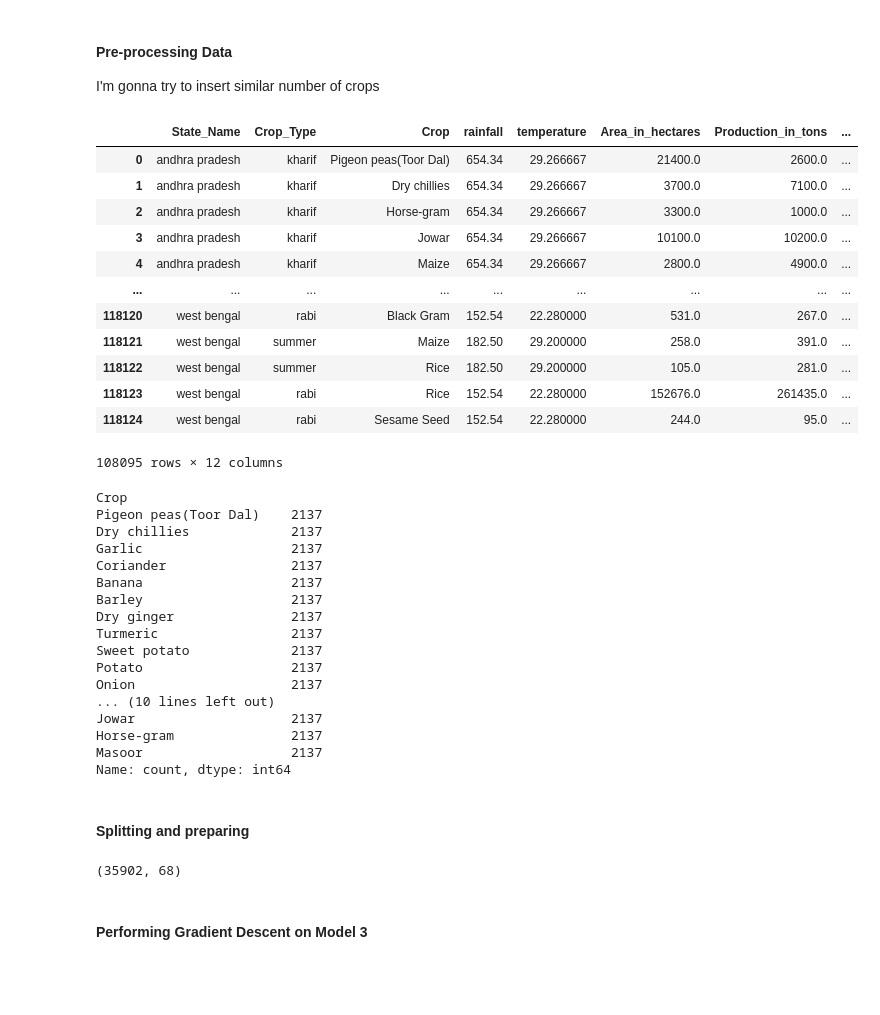
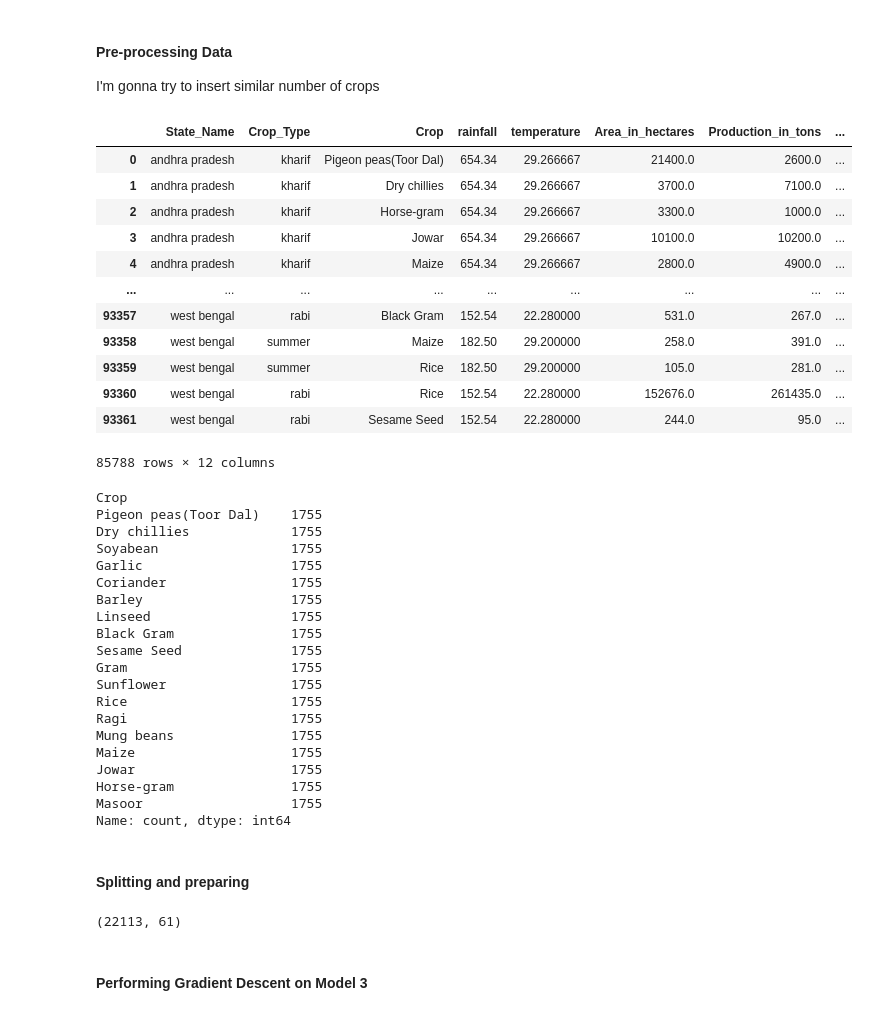
Before and after one commit to gangeshk14/2D-DDW, a Jupyter notebook: starterNotebook.ipynb, the cells around one changed output. Cells and saved outputs as stored; diff of their text form; code cells hidden in the pictures; blank space fills up the shorter version.

```diff
--- a/starterNotebook.ipynb
+++ b/starterNotebook.ipynb
@@ -359,10 +381,9 @@ plt.show()
 I'm gonna try to insert similar number of crops
 # %%
 # Read the CSV file
-df_CropYieldCombined = pd.read_csv("Crop_Yield_Combined_NoDummy.csv")
+df_CropYieldCombined = pd.read_csv("Crop_Yield_Combined_NoDummy_NoOutl.csv")
 df_CropYieldCombined_Model3 = df_CropYieldCombined.copy()
 crop_counts = df_CropYieldCombined_Model3['Crop'].value_counts()
-
 # plt.figure(figsize=(10, 30))  # Adjust the figure size if needed
 # crop_counts.plot(kind='barh')
 
@@ -372,65 +393,69 @@ crop_counts = df_CropYieldCombined_Model3['Crop'].value_counts()
 # plt.ylabel('Count')  # Rotate x-axis labels for better readability
 
 # # Show the plot
 # plt.show()
 
-crops_to_drop = crop_counts[crop_counts < 2137].index
+crops_to_drop = crop_counts[crop_counts < 1755].index
 
 df_CropYieldCombined_Model3 = df_CropYieldCombined_Model3[df_CropYieldCombined_Model3["Crop"].isin(crops_to_drop) == False]
 display(df_CropYieldCombined_Model3)
 # Define a function to sample rows within each group
 def sample_rows(group):
-    if len(group) >= 2137:
-        return group.sample(2137)
+    if len(group) >= 1755:
+        return group.sample(1755)
     else:
         return group
 # Use groupby and apply the function to sample rows for each group
 df_CropYieldCombined_Model3 = df_CropYieldCombined_Model3.groupby("Crop", group_keys=False, sort=False).apply(sample_rows)
 crop_counts = df_CropYieldCombined_Model3['Crop'].value_counts()
 print(crop_counts)
 
 df_CropYieldCombined_Model3.drop(['Area_in_hectares', 'Production_in_tons'], axis=1, inplace=True)
 #convert categories to dummy variables
 df_CropYieldCombined_Model3_NoCat = pd.get_dummies(df_CropYieldCombined_Model3,dtype=int)
 #move y column to last
 df_CropYieldCombined_Model3_NoCat["Yield_ton_per_hec"] = df_CropYieldCombined_Model3_NoCat.pop("Yield_ton_per_hec")
-df_CropYieldCombined_Model3_NoCat.to_csv('Crop_Yield_Combined_Model3.csv', index=False)
+# df_CropYieldCombined_Model3_NoCat.to_csv('Crop_Yield_Combined_Model3_NoOutl.csv', index=False)
 # %% [output]
 |  | State_Name | Crop_Type | Crop | rainfall | temperature | Area_in_hectares | Production_in_tons | ... |
 | 0 | andhra pradesh | kharif | Pigeon peas(Toor Dal) | 654.34 | 29.266667 | 21400.0 | 2600.0 | ... |
 | 1 | andhra pradesh | kharif | Dry chillies | 654.34 | 29.266667 | 3700.0 | 7100.0 | ... |
 | 2 | andhra pradesh | kharif | Horse-gram | 654.34 | 29.266667 | 3300.0 | 1000.0 | ... |
 | 3 | andhra pradesh | kharif | Jowar | 654.34 | 29.266667 | 10100.0 | 10200.0 | ... |
 | 4 | andhra pradesh | kharif | Maize | 654.34 | 29.266667 | 2800.0 | 4900.0 | ... |
 | ... | ... | ... | ... | ... | ... | ... | ... | ... |
-| 118120 | west bengal | rabi | Black Gram | 152.54 | 22.280000 | 531.0 | 267.0 | ... |
-| 118121 | west bengal | summer | Maize | 182.50 | 29.200000 | 258.0 | 391.0 | ... |
-| 118122 | west bengal | summer | Rice | 182.50 | 29.200000 | 105.0 | 281.0 | ... |
-| 118123 | west bengal | rabi | Rice | 152.54 | 22.280000 | 152676.0 | 261435.0 | ... |
-| 118124 | west bengal | rabi | Sesame Seed | 152.54 | 22.280000 | 244.0 | 95.0 | ... |
+| 93357 | west bengal | rabi | Black Gram | 152.54 | 22.280000 | 531.0 | 267.0 | ... |
+| 93358 | west bengal | summer | Maize | 182.50 | 29.200000 | 258.0 | 391.0 | ... |
+| 93359 | west bengal | summer | Rice | 182.50 | 29.200000 | 105.0 | 281.0 | ... |
+| 93360 | west bengal | rabi | Rice | 152.54 | 22.280000 | 152676.0 | 261435.0 | ... |
+| 93361 | west bengal | rabi | Sesame Seed | 152.54 | 22.280000 | 244.0 | 95.0 | ... |
-108095 rows × 12 columns
+85788 rows × 12 columns
 Crop
-Pigeon peas(Toor Dal)    2137
-Dry chillies             2137
-Garlic                   2137
-Coriander                2137
-Banana                   2137
-Barley                   2137
-Dry ginger               2137
-Turmeric                 2137
-Sweet potato             2137
-Potato                   2137
-Onion                    2137
-... (10 lines left out)
-Jowar                    2137
-Horse-gram               2137
-Masoor                   2137
+Pigeon peas(Toor Dal)    1755
+Dry chillies             1755
+Soyabean                 1755
+Garlic                   1755
+Coriander                1755
+Barley                   1755
+Linseed                  1755
+Black Gram               1755
+Sesame Seed              1755
+Gram                     1755
+Sunflower                1755
+Rice                     1755
+Ragi                     1755
+Mung beans               1755
+Maize                    1755
+Jowar                    1755
+Horse-gram               1755
+Masoor                   1755
 Name: count, dtype: int64
 # %% [markdown]
 #### Splitting and preparing
 # %%
 # Read the CSV file
-df_CropYieldCombined_Model3 = pd.read_csv("Crop_Yield_Combined_Model3.csv")
+df_CropYieldCombined_Model3 = pd.read_csv("Crop_Yield_Combined_Model3_NoOutl.csv")
+
 #Extract Feature Titles
 feature_title_list  = [col for col in df_CropYieldCombined_Model3.columns if col != 'Yield_ton_per_hec']
 
@@ -441,14 +466,15 @@ df_features, df_target = get_features_targets(df_CropYieldCombined_Model3,featur
 df_features_train, df_features_test, df_target_train, df_target_test = split_data(df_features, df_target, 100, 0.3)
 
 # Normalize using z normalization
-df_features_train_z,_,_ = normalize_z(df_features_train)
+columns_to_normalize = ['rainfall', 'temperature', 'N', 'P', 'K', 'pH']
+df_features_train_z,model3_means,model3_stds= normalize_z(df_features_train,columns_to_normalize)
 
 #prepare X and target to nummpy arrays
 X = prepare_feature(df_features_train_z)
 target = prepare_target(df_target_train)
 print(X.shape)
 # %% [output]
-(35902, 68)
+(22113, 61)
 # %% [markdown]
 #### Performing Gradient Descent on Model 3
 # %%
```
Also changed, not shown: parts of 14 cells of this notebook, 8 other files.
